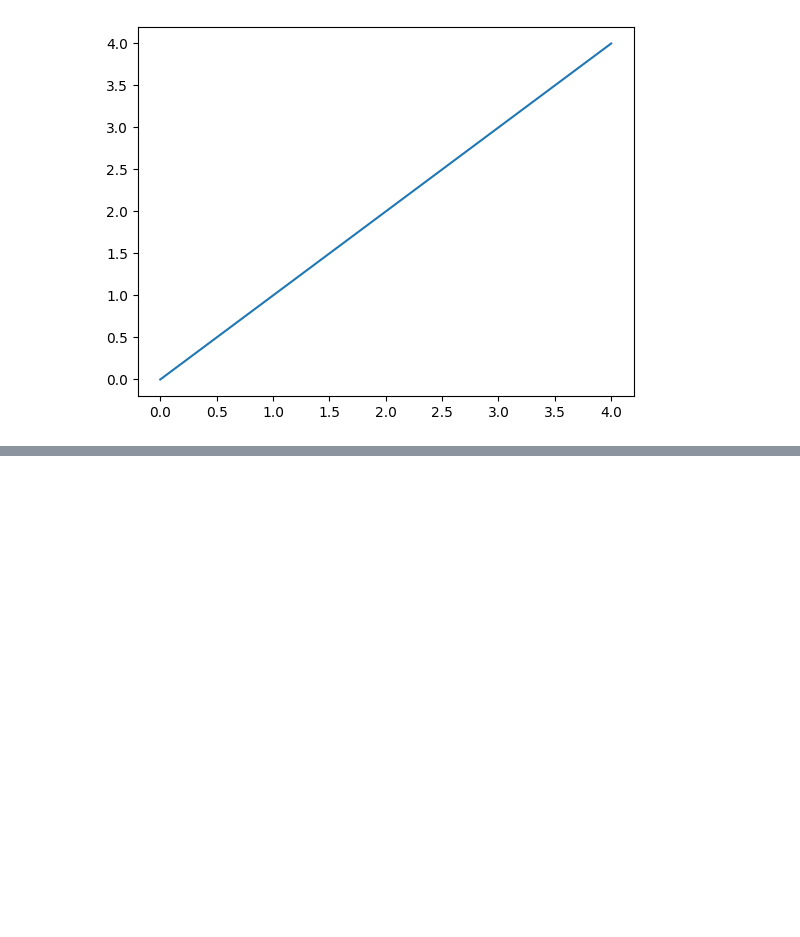
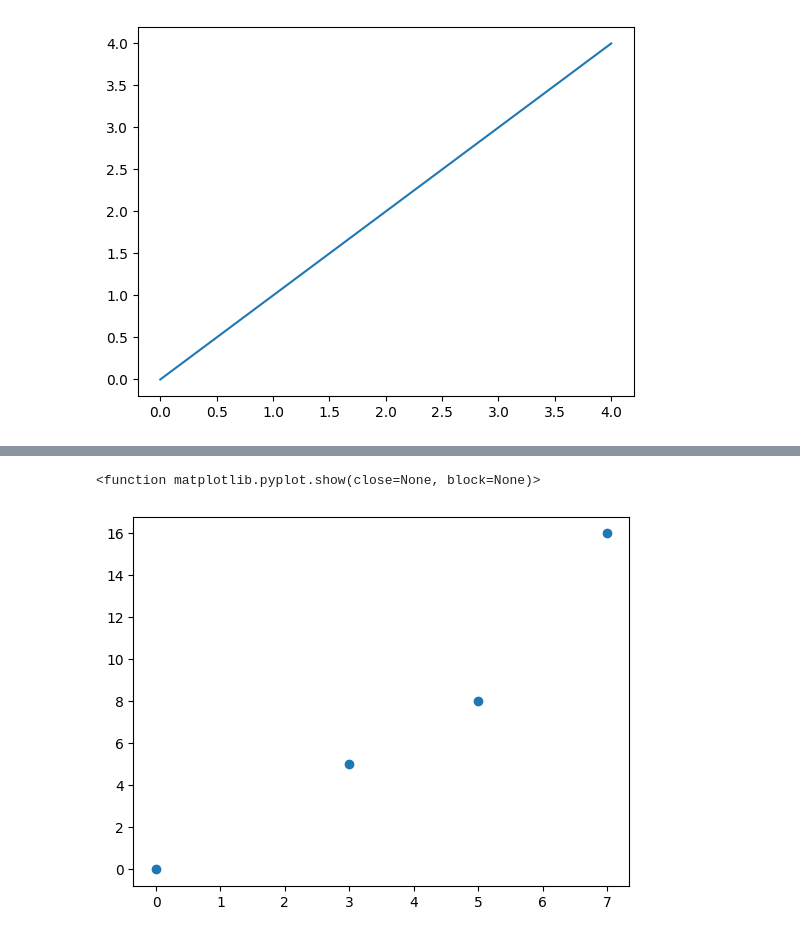
Before and after one commit to Johnkenmacharia/datascience, a Jupyter notebook: numpy.ipynb, the cells around one changed output, grey strips where cells are left out. Drawn from its saved outputs; the diff is of its cells as text; code cells hidden in the pictures; blank space fills up the shorter version.

```diff
--- a/numpy.ipynb
+++ b/numpy.ipynb
@@ -70,0 +83,9 @@ plt.show()
+# %%
+x_axis =np.array([0,3,5,7])
+y_axis=np.array([0,5,8,16])
+
+plt.scatter(x_axis,y_axis)
+plt.show
+# %% [output]
+<function matplotlib.pyplot.show(close=None, block=None)>
+[figure, added]
```
Also changed, not shown: parts of 7 cells of this notebook.
